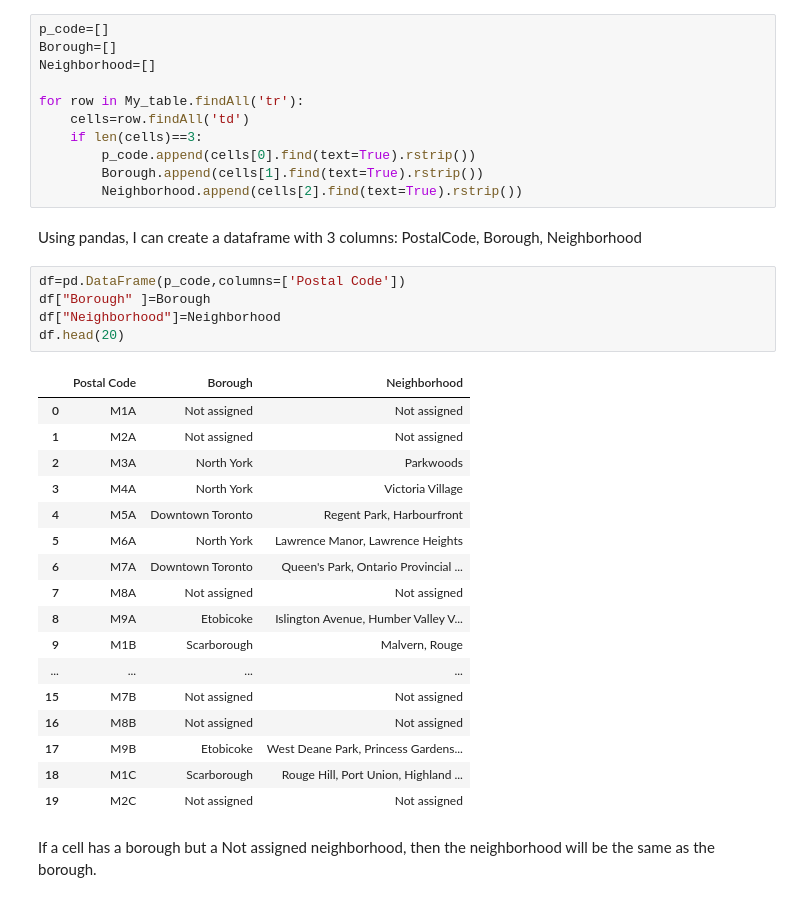
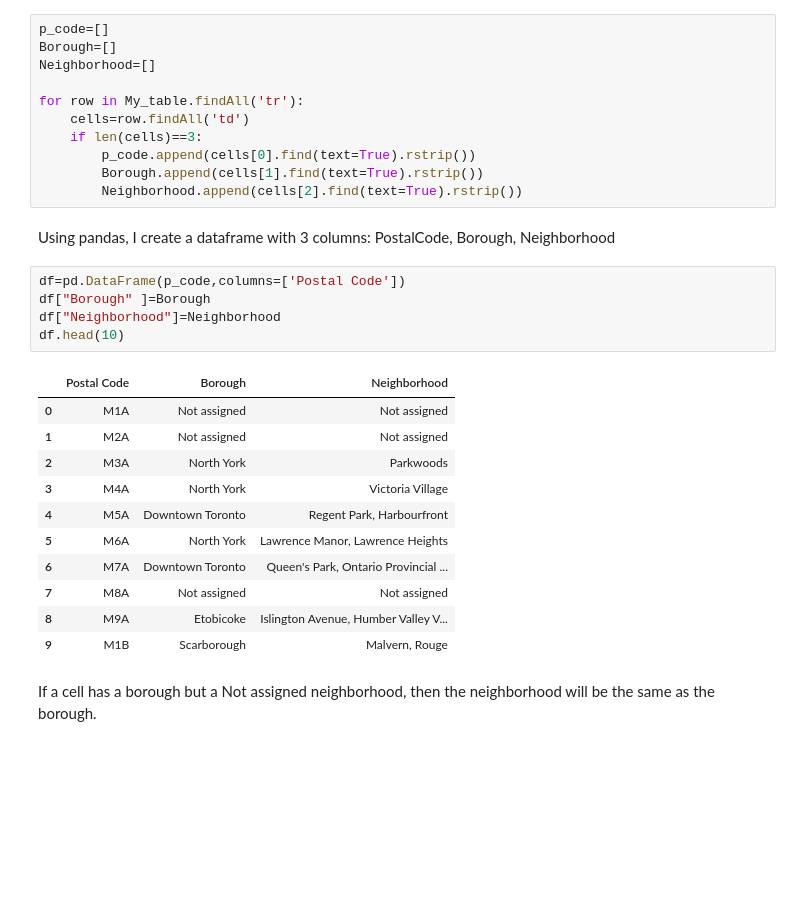
Before and after one commit to Fede-kirik/DataSciencePythonCourse, a Jupyter notebook: Capstone-Project-Notebook.ipynb, the cells around one changed output. Drawn from its saved outputs; the diff is of its cells as text; blank space fills up the shorter version.

```diff
--- a/Capstone-Project-Notebook.ipynb
+++ b/Capstone-Project-Notebook.ipynb
@@ -45,30 +45,24 @@ for row in My_table.findAll('tr'):
         Borough.append(cells[1].find(text=True).rstrip())
         Neighborhood.append(cells[2].find(text=True).rstrip())
 # %% [markdown]
-Using pandas, I can create a dataframe with 3 columns: PostalCode, Borough, Neighborhood
+Using pandas, I create a dataframe with 3 columns: PostalCode, Borough, Neighborhood
 # %%
 df=pd.DataFrame(p_code,columns=['Postal Code'])
 df["Borough" ]=Borough
 df["Neighborhood"]=Neighborhood
-df.head(20)
+df.head(10)
 # %% [output]
 |  | Postal Code | Borough | Neighborhood |
 | 0 | M1A | Not assigned | Not assigned |
 | 1 | M2A | Not assigned | Not assigned |
 | 2 | M3A | North York | Parkwoods |
 | 3 | M4A | North York | Victoria Village |
 | 4 | M5A | Downtown Toronto | Regent Park, Harbourfront |
 | 5 | M6A | North York | Lawrence Manor, Lawrence Heights |
 | 6 | M7A | Downtown Toronto | Queen's Park, Ontario Provincial ... |
 | 7 | M8A | Not assigned | Not assigned |
 | 8 | M9A | Etobicoke | Islington Avenue, Humber Valley V... |
 | 9 | M1B | Scarborough | Malvern, Rouge |
-| ... | ... | ... | ... |
-| 15 | M7B | Not assigned | Not assigned |
-| 16 | M8B | Not assigned | Not assigned |
-| 17 | M9B | Etobicoke | West Deane Park, Princess Gardens... |
-| 18 | M1C | Scarborough | Rouge Hill, Port Union, Highland ... |
-| 19 | M2C | Not assigned | Not assigned |
 # %% [markdown]
 If a cell has a borough but a Not assigned neighborhood, then the neighborhood will be the same as the borough.
 # %%
```
Also changed, not shown: parts of 51 cells of this notebook.
